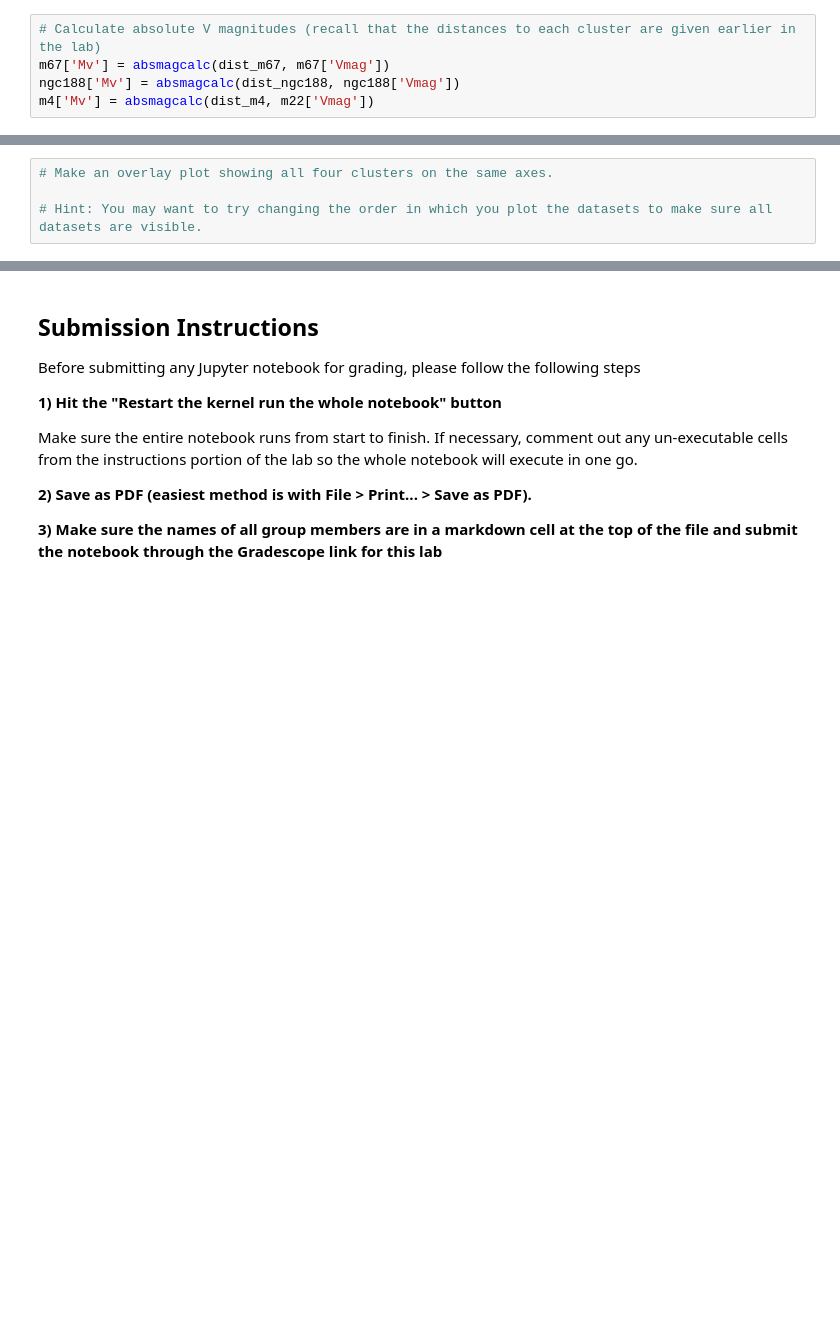
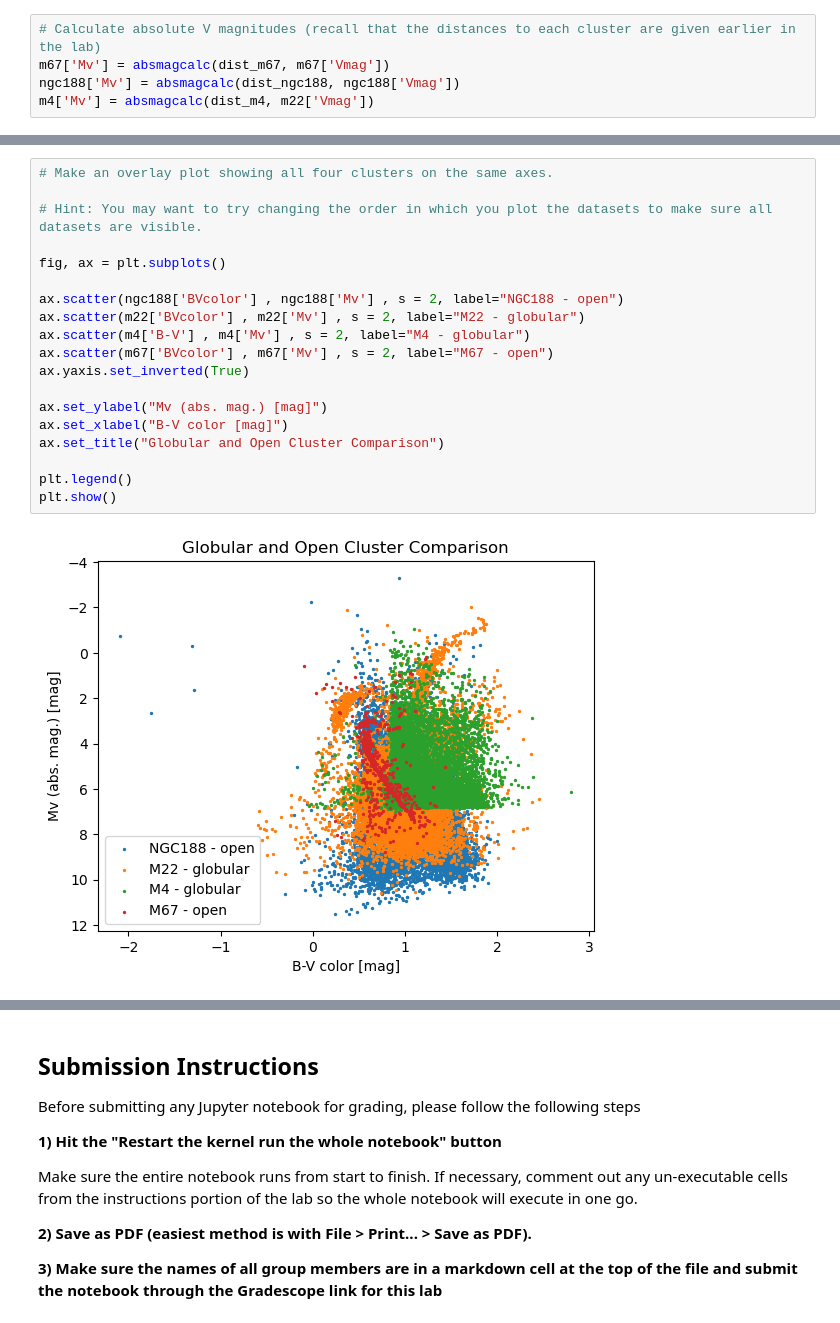
Before and after one commit to RY0no0t0/ASTR337, a Jupyter notebook: lab/lab2/Lab2.ipynb, the cells around one changed output, grey strips where cells are left out. Drawn from its saved outputs; the diff is of its cells as text; blank space fills up the shorter version.

```diff
--- a/lab/lab2/Lab2.ipynb
+++ b/lab/lab2/Lab2.ipynb
@@ -435,7 +435,24 @@ Text(0.5, 1.0, 'NGC188 - mm')
 # %%
 # Make an overlay plot showing all four clusters on the same axes.
 
 # Hint: You may want to try changing the order in which you plot the datasets to make sure all datasets are visible.
+
+fig, ax = plt.subplots()
+
+ax.scatter(ngc188['BVcolor'] , ngc188['Mv'] , s = 2, label="NGC188 - open")
+ax.scatter(m22['BVcolor'] , m22['Mv'] , s = 2, label="M22 - globular")
+ax.scatter(m4['B-V'] , m4['Mv'] , s = 2, label="M4 - globular")
+ax.scatter(m67['BVcolor'] , m67['Mv'] , s = 2, label="M67 - open")
+ax.yaxis.set_inverted(True)
+
+ax.set_ylabel("Mv (abs. mag.) [mag]")
+ax.set_xlabel("B-V color [mag]")
+ax.set_title("Globular and Open Cluster Comparison")
+
+plt.legend()
+plt.show()
+# %% [output]
+[figure, added]
 # %% [markdown]
 # Exercise 3 (Comprehension Questions)
 
```
Also changed, not shown: parts of 5 cells of this notebook, 2 other files.
